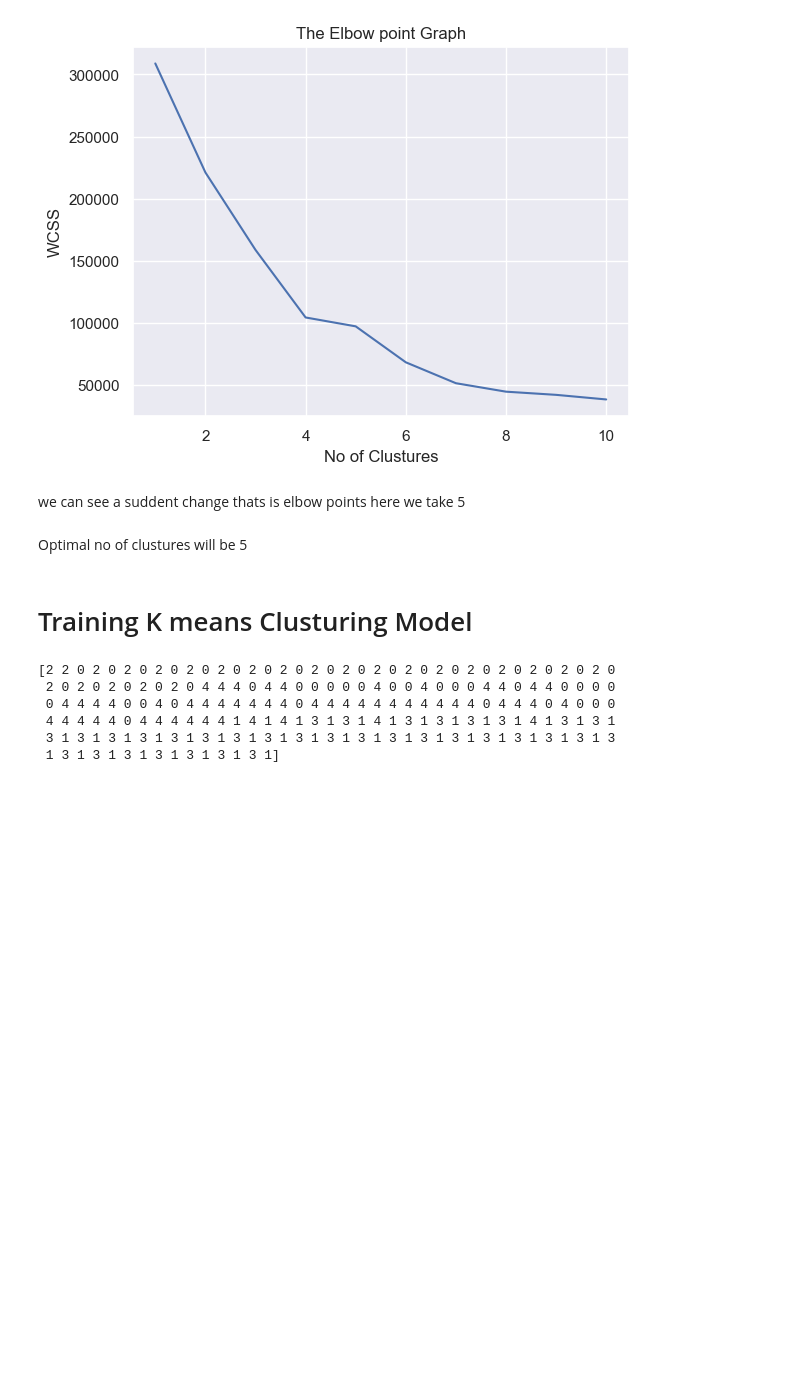
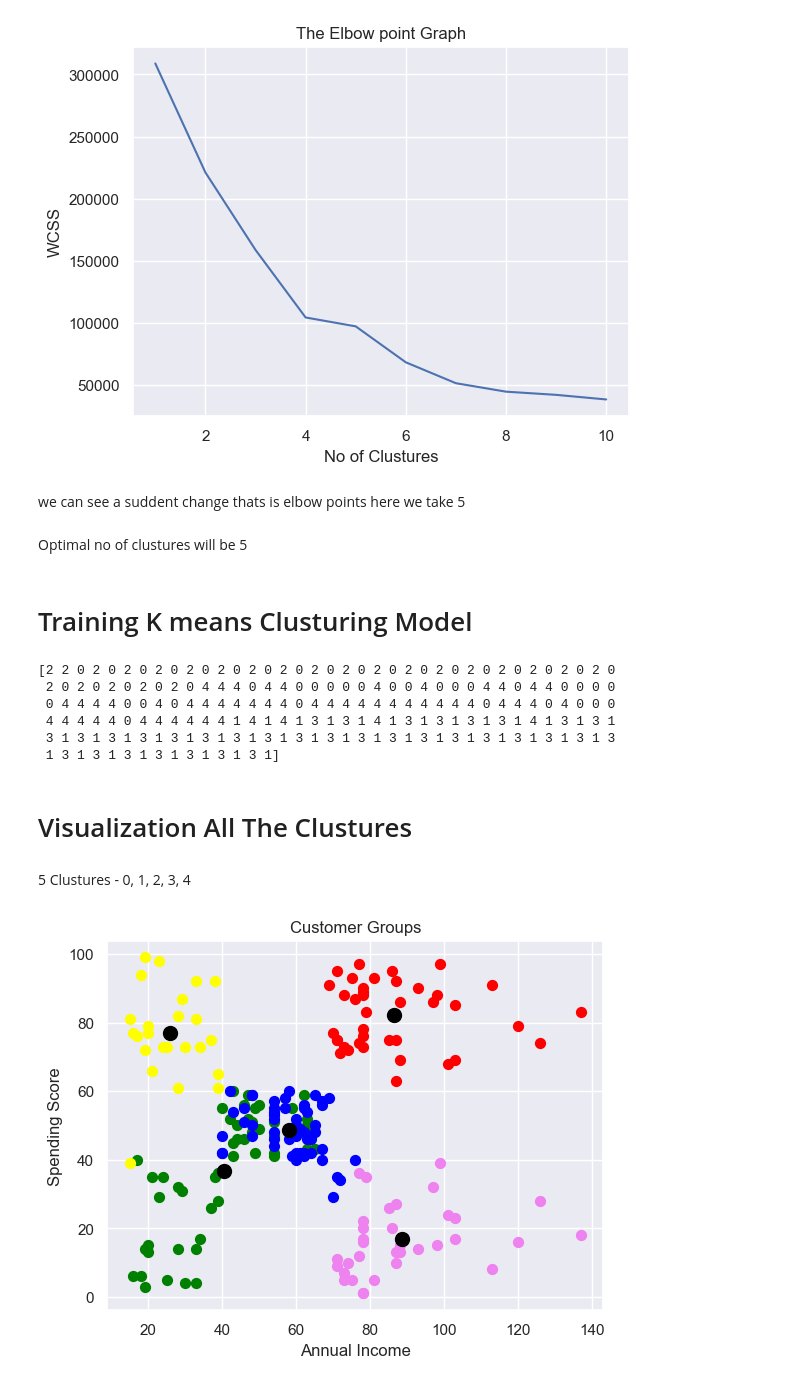
Before and after one commit to Abbasam8910/Machine-Learning-Tutorial, a Jupyter notebook: Day 42/Customer Segmentation using K Mean Clusturing.ipynb, the cells around one changed output. Drawn from its saved outputs; the diff is of its cells as text; code cells hidden in the pictures; blank space fills up the shorter version.

Commit message:
Day 42 Customer Segmentation Using K Mean Clusturing - Vizualization

```diff
--- a/Day 42/Customer Segmentation using K Mean Clusturing.ipynb
+++ b/Day 42/Customer Segmentation using K Mean Clusturing.ipynb
@@ -163,3 +163,27 @@ print(Y)
  4 4 4 4 4 0 4 4 4 4 4 4 1 4 1 4 1 3 1 3 1 4 1 3 1 3 1 3 1 3 1 4 1 3 1 3 1
  3 1 3 1 3 1 3 1 3 1 3 1 3 1 3 1 3 1 3 1 3 1 3 1 3 1 3 1 3 1 3 1 3 1 3 1 3
  1 3 1 3 1 3 1 3 1 3 1 3 1 3 1]
+# %% [markdown]
+# Visualization All The Clustures
+# %% [markdown]
+5 Clustures - 0, 1, 2, 3, 4
+# %%
+# Plotting all the clustures and thier centroids
+
+plt.Figure(figsize=(6,6))
+plt.scatter(X[Y== 0,2], X[Y==0,3], s=50, c='green', label = 'Clusture 1')
+plt.scatter(X[Y== 1,2], X[Y==1,3], s=50, c='red', label = 'Clusture 2')
+plt.scatter(X[Y== 2,2], X[Y==2,3], s=50, c='yellow', label = 'Clusture 3')
+plt.scatter(X[Y== 3,2], X[Y==3,3], s=50, c='violet', label = 'Clusture 4')
+plt.scatter(X[Y== 4,2], X[Y==4,3], s=50, c='blue', label = 'Clusture 5')
+
+# Plot the Centroid
+
+plt.scatter(kmeans.cluster_centers_[:,2], kmeans.cluster_centers_[:, 3], s = 100, c='black', label='centroid')
+
+plt.title('Customer Groups')
+plt.xlabel('Annual Income')
+plt.ylabel('Spending Score')
+plt.show()
+# %% [output]
+[figure, added]
```
